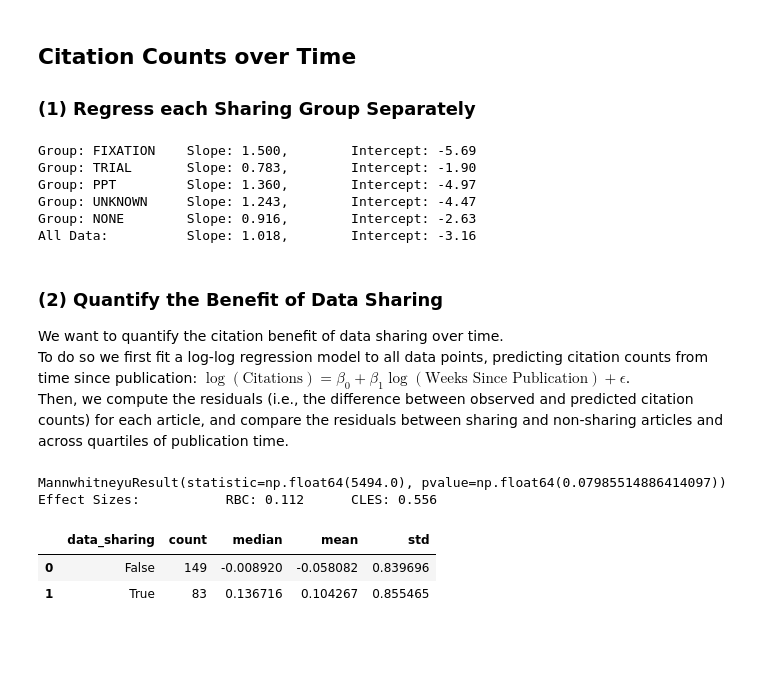
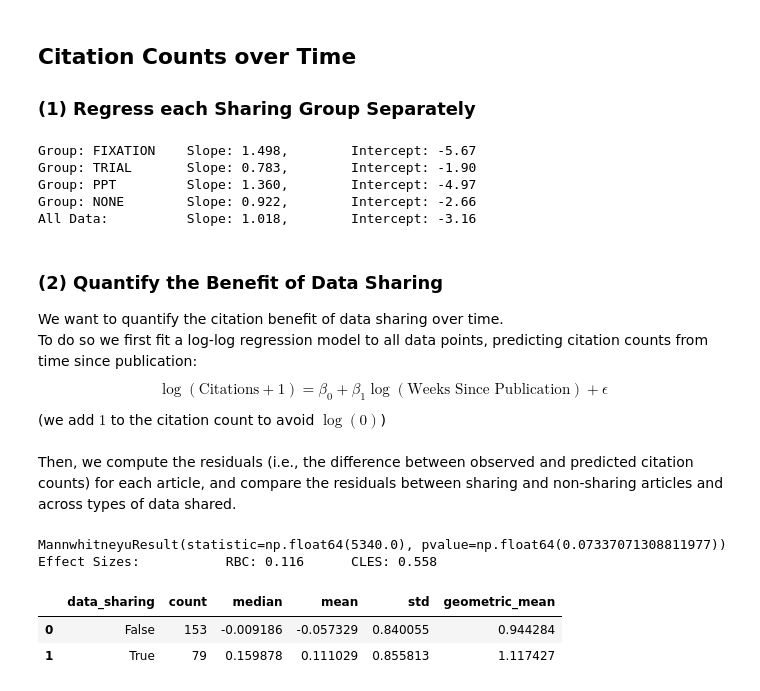
Before and after one commit to JonNir1/eye_movement_data_sharing, a Jupyter notebook: citations_for_data_sharing.ipynb, the cells around one changed output. Saved outputs shown, nothing was run; the diff lists cells and outputs as text; code cells hidden in the pictures; blank space fills up the shorter version.

```diff
--- a/citations_for_data_sharing.ipynb
+++ b/citations_for_data_sharing.ipynb
@@ -41,7 +41,11 @@ godwin_subset = (
         col for col in godwin.columns if col not in [
             "PAPER_LINK",
             "CLAIMED_TO_SHARE", "SHARING_LINK", "ACTUALLY_SHARED",
-            "BY_FIXATION", "BY_TRIAL", "BY_PPT", "data_sharing_class"
+            "EXPERIMENT", "MATERIALS", "CODE", "CODEBOOK_GUIDE",
+            "BY_FIXATION", "BY_TRIAL", "BY_PPT",
+            "data_sharing_class"
         ]
     ])
 )
+print(f"Full Godwin et al. dataset: {len(godwin)} articles")
+print(f"Subset used for analysis: {len(godwin_subset)} articles")
@@ -79,0 +74,30 @@ Error fetching metadata for link https://www.sciencedirect.com/science/article/a
+# %%
+combined = (
+    metadata
+    .dropna(subset=["DOI"])     # drop entries with unsuccessful metadata fetch
+    .merge(godwin_subset, on="PAPER_LINK")
+    .drop_duplicates(subset="DOI")
+    .loc[lambda df: df["IsRetracted"] == False]   # drop retracted articles
+    .assign(
+        is_sharing_data=lambda df: df["data_sharing_class"] != "NONE",
+        is_sharing_anything=lambda df: (df[[
+            "EXPERIMENT", "MATERIALS", "CODE", "CODEBOOK_GUIDE", "BY_FIXATION", "BY_TRIAL", "BY_PPT"
+        ]] == "YES").any(axis=1)
+    )
+)
+
+# print summary of fetch results
+num_fails = metadata["DOI"].isna().sum()
+num_dups = metadata.loc[metadata["DOI"].notna(), :].duplicated(subset="DOI").sum()
+num_retracted = metadata["IsRetracted"].sum()
+num_sharing_anything = combined["is_sharing_anything"].sum()
+num_sharing_data = combined["is_sharing_data"].sum()
+
+print("OpenAlex Metadata Fetch Summary:")
+print(f"Total articles queried: {len(godwin_subset)}")
+print(f"\t- Failed fetches: {num_fails}")
+print(f"\t- Duplicate DOIs: {num_dups}")
+print(f"\t- Retracted articles: {num_retracted}")
+print(f"Final dataset for analysis: {len(combined)} articles")
+print(f"\t- Articles sharing any materials: {num_sharing_anything} ({num_sharing_anything / len(combined):.1%})")
+print(f"\t- Articles sharing data: {num_sharing_data} ({num_sharing_data / len(combined):.1%})")
@@ -346,7 +398,7 @@ sharegroup_fig.show()
 ## Citation Counts over Time
 ### (1) Regress each Sharing Group Separately
 # %%
-all_share_groups = {**share_groups, "UNKNOWN": "red", "NONE": "gray"}
+all_share_groups = {**share_groups, "NONE": "gray"}
 citation_counts_fig = go.Figure()
 for group, color in all_share_groups.items():
     subset = combined[combined["data_sharing_class"] == group]
@@ -411,17 +463,16 @@ citation_counts_fig.update_layout(
 )
 citation_counts_fig
 # %% [output]
-Group: FIXATION    Slope: 1.500,        Intercept: -5.69
+Group: FIXATION    Slope: 1.498,        Intercept: -5.67
 Group: TRIAL       Slope: 0.783,        Intercept: -1.90
 Group: PPT         Slope: 1.360,        Intercept: -4.97
-Group: UNKNOWN     Slope: 1.243,        Intercept: -4.47
-Group: NONE        Slope: 0.916,        Intercept: -2.63
+Group: NONE        Slope: 0.922,        Intercept: -2.66
 All Data:          Slope: 1.018,        Intercept: -3.16
 # %% [markdown]
 ### (2) Quantify the Benefit of Data Sharing
 We want to quantify the citation benefit of data sharing over time.<br>
-To do so we first fit a log-log regression model to all data points, predicting citation counts from time since publication: $\log(\text{Citations}) = \beta_0 + \beta_1 \log(\text{Weeks Since Publication}) + \epsilon$.<br>
-Then, we compute the residuals (i.e., the difference between observed and predicted citation counts) for each article, and compare the residuals between sharing and non-sharing articles and across quartiles of publication time.
+To do so we first fit a log-log regression model to all data points, predicting citation counts from time since publication: $$\log(\text{Citations} +1) = \beta_0 + \beta_1 \log(\text{Weeks Since Publication}) + \epsilon$$(we add $1$ to the citation count to avoid $\log(0)$)<br><br>
+Then, we compute the residuals (i.e., the difference between observed and predicted citation counts) for each article, and compare the residuals between sharing and non-sharing articles and across types of data shared.
 # %%
 # fit log-linear model to all data
 x_log = np.log(combined["Pub2UpdateTime"] / pd.Timedelta(weeks=1))
@@ -434,39 +485,40 @@ log_residuals = (y_log - ylog_pred).rename("citation_log_residuals")
 combined_with_residuals = pd.concat([combined, log_residuals], axis=1)
 
 # compare residuals between sharing and non-sharing articles
 non_sharing_log_residuals = combined_with_residuals.loc[
-    ~combined_with_residuals["is_sharing"], "citation_log_residuals"
+    ~combined_with_residuals["is_sharing_data"], "citation_log_residuals"
 ]
 sharing_log_residuals = combined_with_residuals.loc[
-    combined_with_residuals["is_sharing"], "citation_log_residuals"
+    combined_with_residuals["is_sharing_data"], "citation_log_residuals"
 ]
 residuals_pair_test = stats.mannwhitneyu(
     non_sharing_log_residuals, sharing_log_residuals, alternative="less"
 )
 
 # calculate effect size (rank-biserial correlation / CLES)
 n1, n2 = len(non_sharing_log_residuals), len(sharing_log_residuals)
 U_nonshare = residuals_pair_test.statistic
 U_share = n1 * n2 - U_nonshare
 rank_biserial_corr = (U_share - U_nonshare) / (n1 * n2)
 cles = U_share / (n1 * n2)
 
 # calculate summary statistics
 residuals_summary_stats = (
     combined_with_residuals
-    .groupby("is_sharing")["citation_log_residuals"]
+    .groupby("is_sharing_data")["citation_log_residuals"]
     .agg(["count", "median", "mean", "std"])
+    .assign(geometric_mean=lambda df: np.exp(df["mean"]))
     .reset_index()
-    .rename(columns={"is_sharing": "data_sharing"})
+    .rename(columns={"is_sharing_data": "data_sharing"})
 )
 
 # show results
 print(residuals_pair_test)
 print(f"Effect Sizes:\t\tRBC: {rank_biserial_corr:.3f}\tCLES: {cles:.3f}")
 residuals_summary_stats
 # %% [output]
-MannwhitneyuResult(statistic=np.float64(5494.0), pvalue=np.float64(0.07985514886414097))
-Effect Sizes:           RBC: 0.112      CLES: 0.556
+MannwhitneyuResult(statistic=np.float64(5340.0), pvalue=np.float64(0.07337071308811977))
+Effect Sizes:           RBC: 0.116      CLES: 0.558
-|  | data_sharing | count | median | mean | std |
-| 0 | False | 149 | -0.008920 | -0.058082 | 0.839696 |
-| 1 | True | 83 | 0.136716 | 0.104267 | 0.855465 |
+|  | data_sharing | count | median | mean | std | geometric_mean |
+| 0 | False | 153 | -0.009186 | -0.057329 | 0.840055 | 0.944284 |
+| 1 | True | 79 | 0.159878 | 0.111029 | 0.855813 | 1.117427 |
```
Also changed, not shown: parts of 23 cells of this notebook.
